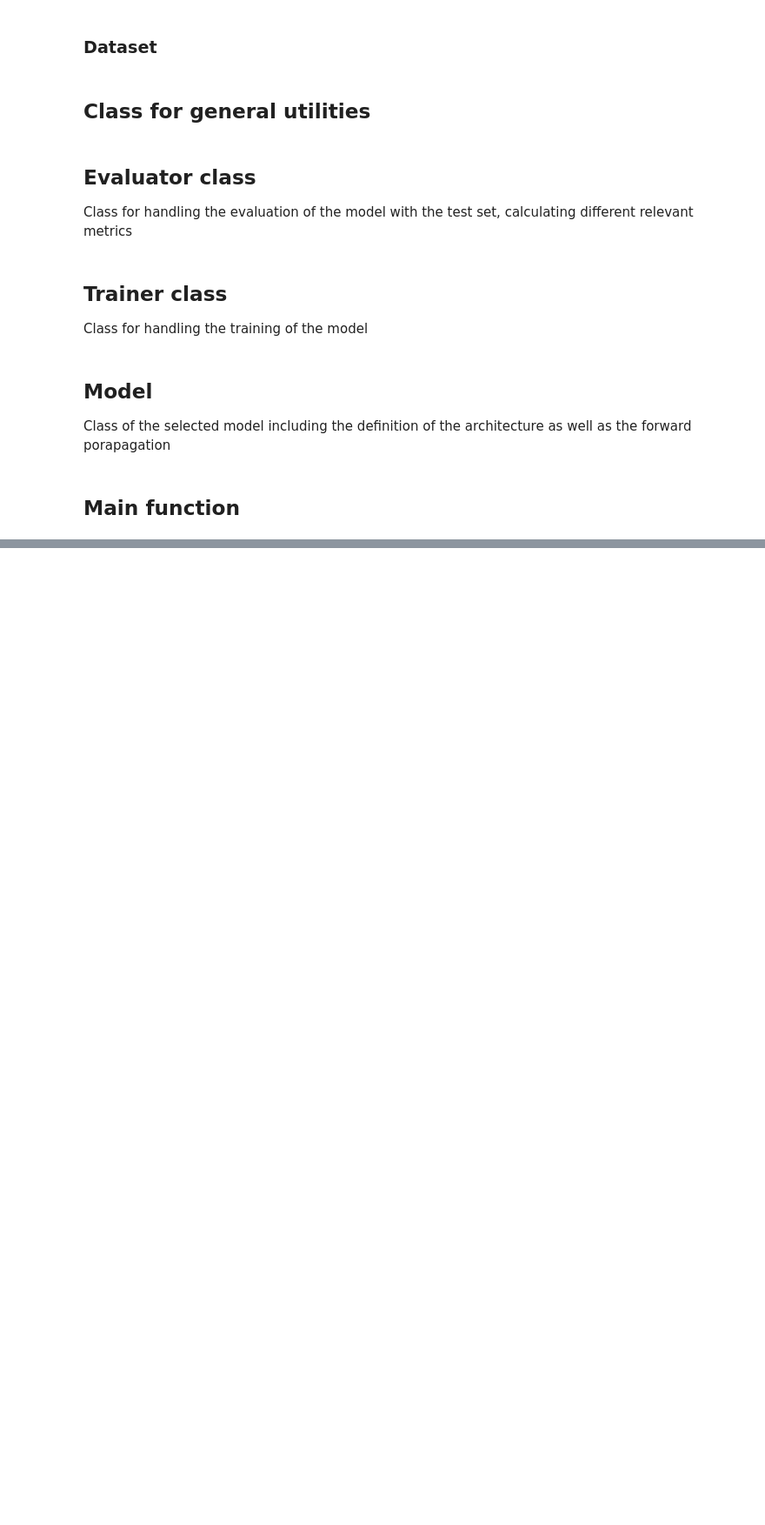
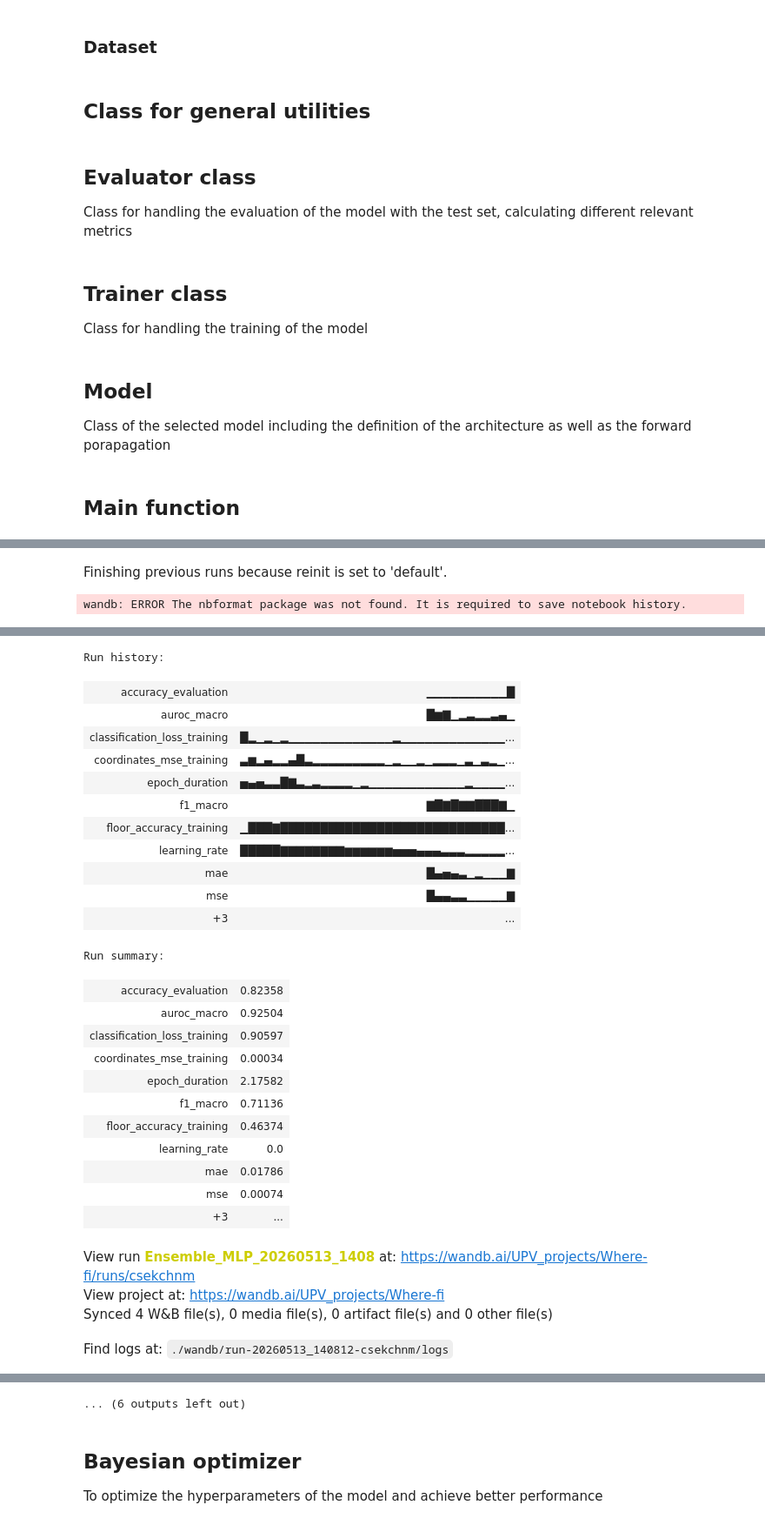
Before and after one commit to Tim-Hager/INTAR_RSSI_localization, a Jupyter notebook: code/project_intar.ipynb, the cells around one changed output, grey strips where cells are left out. Shown at 87% size. Cells and saved outputs as stored; diff of their text form; code cells hidden in the pictures; blank space fills up the shorter version.

Commit message:
Simple MLP as comparison baseline, training running, logging to wandb working

```diff
--- a/code/project_intar.ipynb
+++ b/code/project_intar.ipynb
@@ -305,6 +317,8 @@ class ProjectDataset(Dataset):
         self.random_seed = cfg.seed
         self.cfg = cfg.dataset
         self.data_root = Path(self.cfg.root_path)
+        self.sample_transform = sample_transform
+        self.label_transform = label_transform
 
 
         self.training_data_path = self.data_root / self.cfg.training_data_name
@@ -388,11 +402,11 @@ class ProjectDataset(Dataset):
                 data = validation_data
 
 
-        label_columns = ["CLASSID", "LATITUDE", "LONGITUDE", "FLOOR"]
-        labels = data[label_columns]
+        label_columns = ["FLOOR", "LONGITUDE", "LATITUDE", "CLASSID"]
+        labels = data.loc[:, label_columns].copy()
         samples = data.drop(columns=label_columns)
 
-        return np.array(samples, dtype=np.float32), np.array(labels)
+        return np.array(samples, dtype=np.float32), np.array(labels, dtype=np.float32)
 
 
     def __len__(self) -> int:
@@ -411,7 +425,7 @@ class ProjectDataset(Dataset):
         """
         # TODO: Adapt to projects needs
         x = torch.from_numpy(self.samples[idx])
-        y = self.labels[idx]
+        y = torch.from_numpy(self.labels[idx])
 
         if self.sample_transform:
             x = self.sample_transform(x)
@@ -947,13 +1054,14 @@ def main():
     _, eval_dataloader = util.get_dataset(cfg, split='validation')
     _, test_dataloader = util.get_dataset(cfg, split='test')
 
-    # TODO: Remove after testing
-    sys.exit()
+    # Get Model
+    if cfg.model.name == "Ensemble_MLP":
+        model = Ensemble_MLP(cfg.model)
+    else:
+        raise NotImplementedError(f"Model {cfg.model.name} not implemented in training loop.")
 
-    # Get Model
-    model = ModelName(cfg.model)
     model_summary = util.get_model_summary(model)
-    logging.info(model_summary)
+    print(model_summary)
 
     # Start a new wandb run to track this script
     if cfg.logging.use_wandb:
@@ -961,9 +1069,9 @@ def main():
         wandb.login(key=cfg.logging.api_key)
         additional = cfg.logging.run_name_additional
         if additional != 'None' and additional is not None:
-            run_name = f"{model.get_name()}_{additional}_{cfg.dataset.name}_{timestamp}"
+            run_name = f"{model.get_name()}_{additional}_{timestamp}"
         else:
-            run_name = f"{model.get_name()}_{cfg.dataset.name}_{timestamp}"
+            run_name = f"{model.get_name()}_{timestamp}"
         wb_run = wandb.init(
             # Set the wandb entity where your project will be logged
             entity=cfg.logging.team_name,
@@ -973,11 +1081,11 @@ def main():
             name=run_name,
             # Track hyperparameters and run metadata
             config={
-                "learning_rate": cfg.model.lr,
-                "learning_rate scheduler": cfg.model.lr_scheduler,
+                "learning_rate": cfg.training.learning_rate,
+                "learning_rate scheduler": cfg.training.learning_rate_scheduler,
                 "architecture": model.get_name(),
-                "dataset": cfg.dataset.name,
-                "epochs": cfg.epochs,
+                "dataset": "UjiIndoorLoc",
+                "epochs": cfg.training.num_epochs,
                 # Log all model config settings
                 "model settings": {**dict(cfg.model)},
                 "model architecture": model_summary
@@ -1001,9 +1109,11 @@ def main():
     # Train the model and perform final evaluation on test set
     trainer.train()
 
-    test_evaluator = Evaluator(cfg, test_dataloader, trainer.get_trained_model(), device, criterion=None)
-    logging.info("Running Evaluation")
+    test_evaluator = Evaluator(cfg, test_dataloader, trainer.get_trained_model(), device, wb_run)
+    print("Running Evaluation")
     test_evaluator.eval()
+
+    print("Finished")
 
 
 if __name__ == '__main__':
@@ -1012,0 +1140,2 @@ SystemExit:
+Finishing previous runs because reinit is set to 'default'.
+wandb: ERROR The nbformat package was not found. It is required to save notebook history.
@@ -1012,0 +1143,28 @@ SystemExit:
+Run history:
+| accuracy_evaluation | ▁▁▁▁▁▁▁▁▁▁█ |
+| auroc_macro | █▆▇▁▂▃▂▂▃▄▁ |
+| classification_loss_training | █▂▁▂▁▂▁▁▁▁▁▁▁▁▁▁▁▁▁▂▁▁▁▁▁▁▁▁▁▁▁▁▁... |
+| coordinates_mse_training | ▃▆▂▄▂▂▄█▃▂▂▂▂▂▂▂▂▂▁▂▁▁▂▁▂▂▂▁▃▁▃▂▁... |
+| epoch_duration | ▅▄▅▃▃█▇▃▂▃▂▂▂▂▁▂▁▁▁▁▁▁▁▁▁▁▁▁▂▁▁▁▁... |
+| f1_macro | ▇█▇█▇▇███▇▁ |
+| floor_accuracy_training | ▁███▇████████████████████████████... |
+| learning_rate | █████▇▇▇▇▇▇▇▇▆▆▆▆▆▆▅▅▅▄▄▄▃▃▃▂▂▂▂▂... |
+| mae | █▄▅▄▃▁▂▁▁▁▇ |
+| mse | █▄▄▃▃▁▁▁▁▁▇ |
+| +3 | ... |
+Run summary:
+| accuracy_evaluation | 0.82358 |
+| auroc_macro | 0.92504 |
+| classification_loss_training | 0.90597 |
+| coordinates_mse_training | 0.00034 |
+| epoch_duration | 2.17582 |
+| f1_macro | 0.71136 |
+| floor_accuracy_training | 0.46374 |
+| learning_rate | 0.0 |
+| mae | 0.01786 |
+| mse | 0.00074 |
+| +3 | ... |
+View run Ensemble_MLP_20260513_1408 at: https://wandb.ai/UPV_projects/Where-fi/runs/csekchnm
+View project at: https://wandb.ai/UPV_projects/Where-fi
+Synced 4 W&B file(s), 0 media file(s), 0 artifact file(s) and 0 other file(s)
+Find logs at: ./wandb/run-20260513_140812-csekchnm/logs
@@ -1012,0 +1172,4 @@ SystemExit:
+... (6 outputs left out)
+# %% [markdown]
+## Bayesian optimizer
+To optimize the hyperparameters of the model and achieve better performance
```
Also changed, not shown: parts of 8 cells of this notebook.
